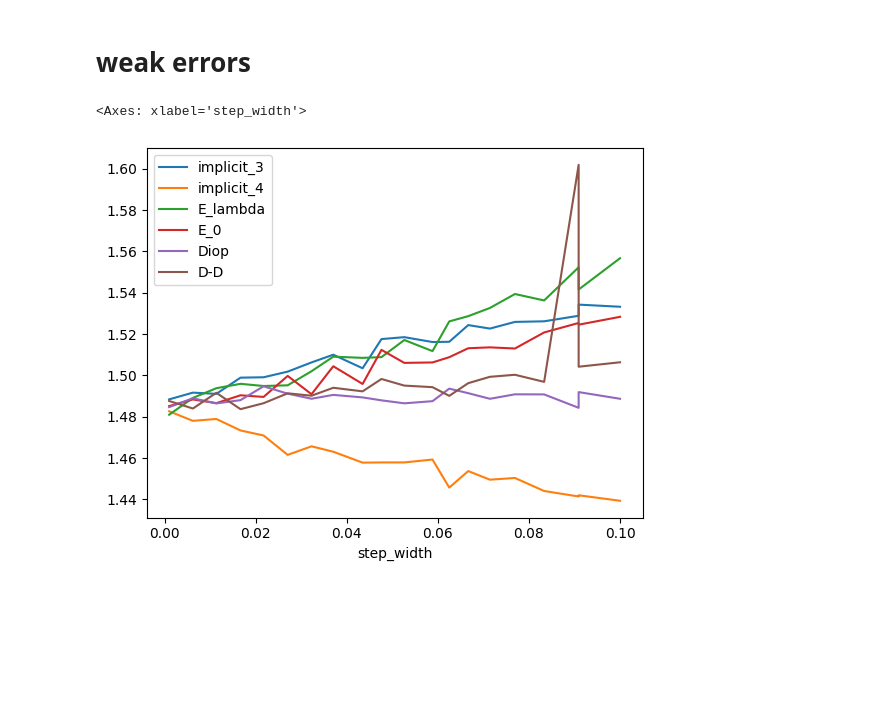
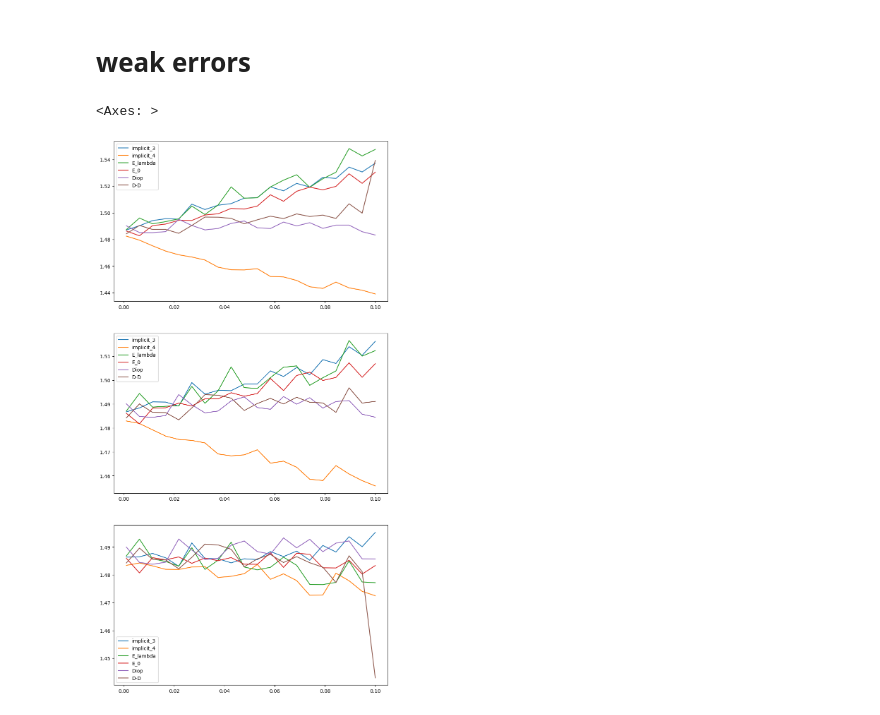
Before and after one commit to ziruNIu/project-Monte-Carlo, a Jupyter notebook: CIR.ipynb, the cells around one changed output. Cells and saved outputs as stored; diff of their text form; code cells hidden in the pictures; blank space fills up the shorter version.

Commit message:
finish the weak error part by  adding extrapolation

```diff
--- a/CIR.ipynb
+++ b/CIR.ipynb
@@ -89,13 +88,22 @@ scheme = CIR(**params)
+# %%
+scheme = CIR(**params)
+schemaTypes = ["implicit_3", "implicit_4", "E_lambda", "E_0", "Diop", "D-D"]
 # %%
 step_width = np.linspace(0.001,0.1,20)
 steps = np.round(1/step_width).astype(int)
+# %%
+result_weak_error = (pd.DataFrame(index= step_width,
+                                   columns=pd.MultiIndex.from_product([ schemaTypes,['normal','double','extrapolation']]),
+                                   dtype= float))
 # %%
-result_weak_error = pd.DataFrame(index= steps)
-result_weak_error['step_width'] = 1/result_weak_error.index
 for type in schemaTypes:
-    result_weak_error[type] = weak_error(lambda x: (5 + 3*x**4)/(2 + 5*x),scheme, scheme_type= type, steps= steps,M = 100000)[:,1]
+    tem = weak_error(lambda x: (5 + 3*x**4)/(2 + 5*x),scheme, scheme_type= type, steps= steps,M = int(1e5))
+    result_weak_error.loc[:,idx[type,:]] = tem
-# %%
-result_weak_error.set_index(['step_width']).plot()
-# %% [output]
-<Axes: xlabel='step_width'>
-[figure, removed]
+# %%
+fig, (ax1, ax2, ax3) = plt.subplots(3, figsize = (10,20))
+result_weak_error.loc[:,idx[:,'normal']].droplevel(1, axis = 1).plot(ax = ax1)
+result_weak_error.loc[:,idx[:,'double']].droplevel(1, axis = 1).plot(ax = ax2)
+result_weak_error.loc[:,idx[:,'extrapolation']].droplevel(1, axis = 1).plot(ax = ax3)
+# %% [output]
+<Axes: >
+[figure, added]
```
Also changed, not shown: parts of 4 cells of this notebook, 1 other file.
